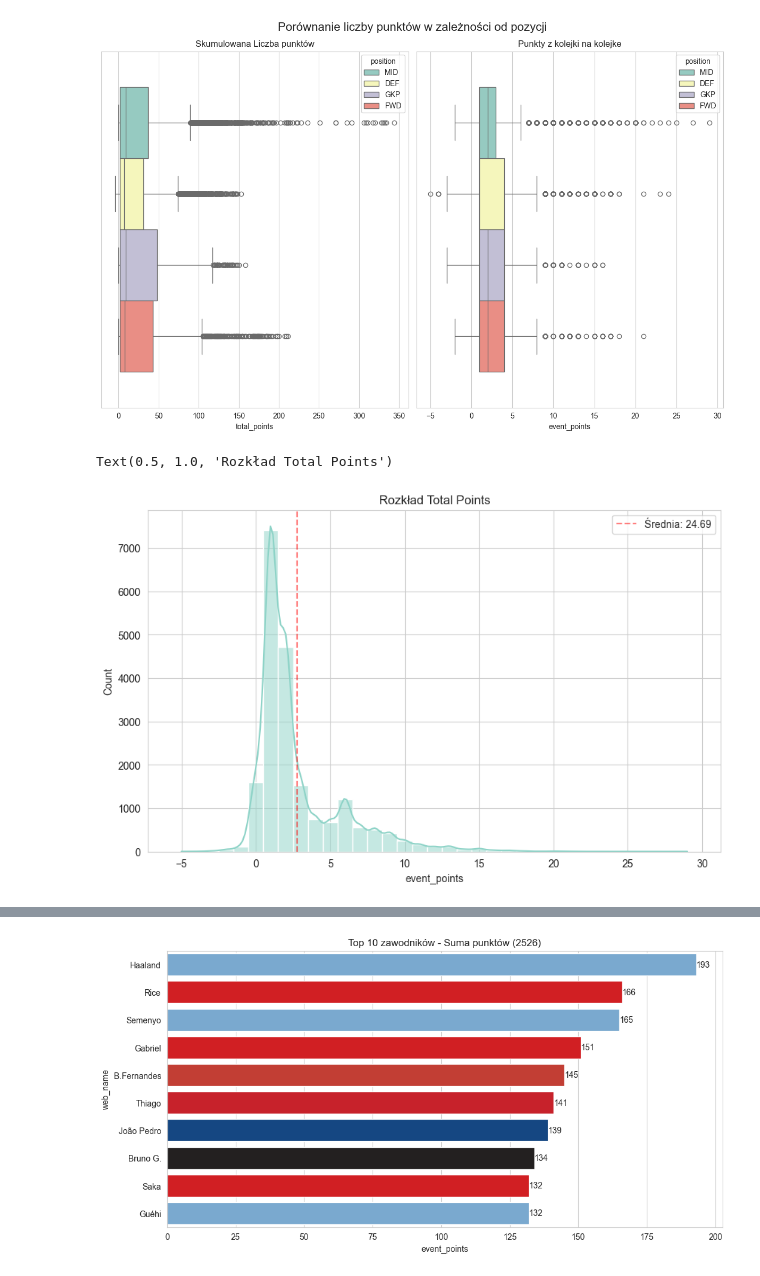
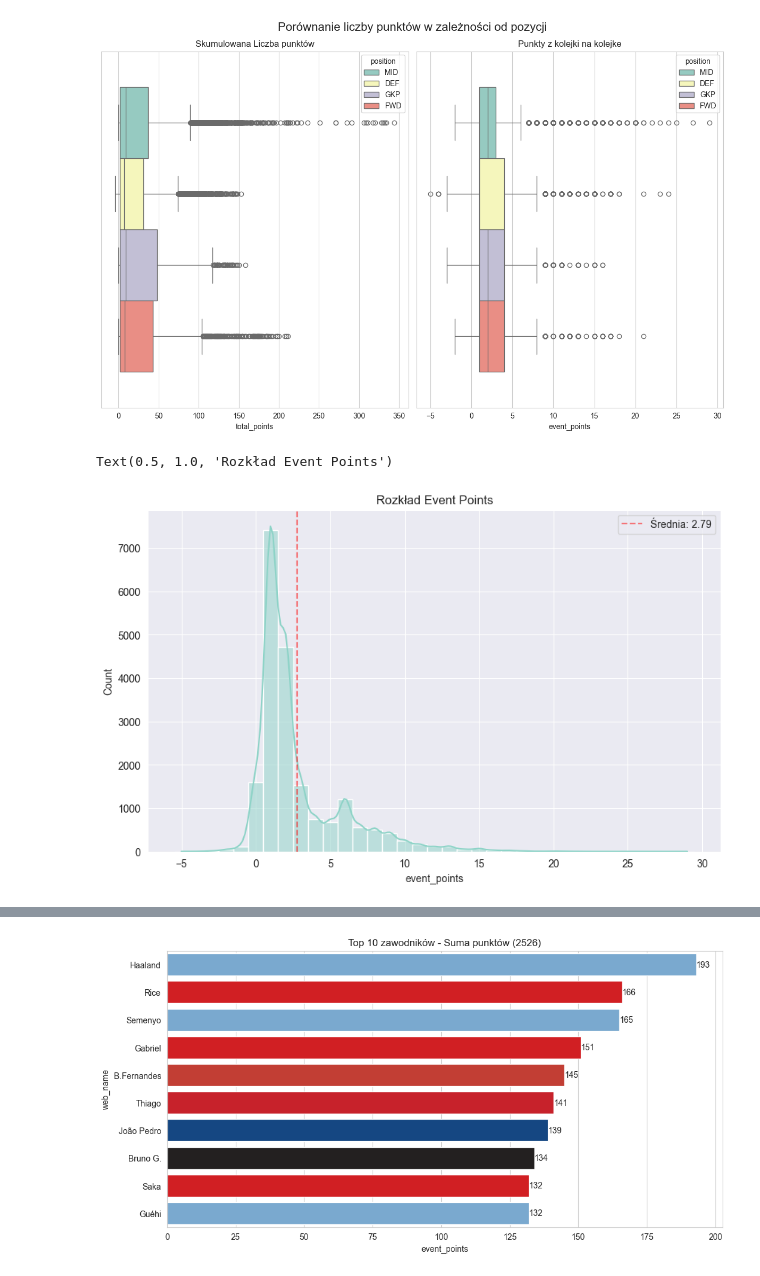
Before and after one commit to ruus77/FPL-Points-Predictions, a Jupyter notebook: Notebooks/Data_Preparation/EDA.ipynb, the cells around one changed output, grey strips where cells are left out. Saved outputs shown, nothing was run; the diff lists cells and outputs as text; code cells hidden in the pictures.

Commit message:
new plots and analysis

```diff
--- a/Notebooks/Data_Preparation/EDA.ipynb
+++ b/Notebooks/Data_Preparation/EDA.ipynb
@@ -5,10 +5,7 @@ pd.set_option('display.max_columns', None)
 
 import matplotlib.pyplot as plt
 import seaborn as sns
-sns.set_style("whitegrid")
 
-from pyprojroot import here
-import sys
 import config
 from data_utils import best_players_plots, table_simulation, expected_stats_vs_actuals, sort_data, colors_config
 # %%
@@ -100,16 +87,17 @@ plt.tight_layout()
 # %%
 plt.figure(figsize=(10,6))
 
 ax = sns.histplot(data.event_points,
              kde=True,
+            palette="magma",
              discrete=True,
              bins=30)
-ax.axvline(data.event_points.mean(), linestyle="--", color="r", alpha=0.5, label=f"Średnia: {data.total_points.mean():.2f}")
+ax.axvline(data.event_points.mean(), linestyle="--", color="r", alpha=0.5, label=f"Średnia: {data.event_points.mean():.2f}")
 plt.legend(loc="upper right")
-plt.title("Rozkład Total Points")
+plt.title("Rozkład Event Points")
 # %% [output]
-Text(0.5, 1.0, 'Rozkład Total Points')
+Text(0.5, 1.0, 'Rozkład Event Points')
-[figure, old version]
+[figure, new version]
 # %%
 corr = data.select_dtypes(exclude=["object", "string"]).corr().apply(np.abs)
 cols = corr["event_points"].sort_values(ascending=False).head(15).index
```
Also changed, not shown: parts of 11 cells of this notebook.
